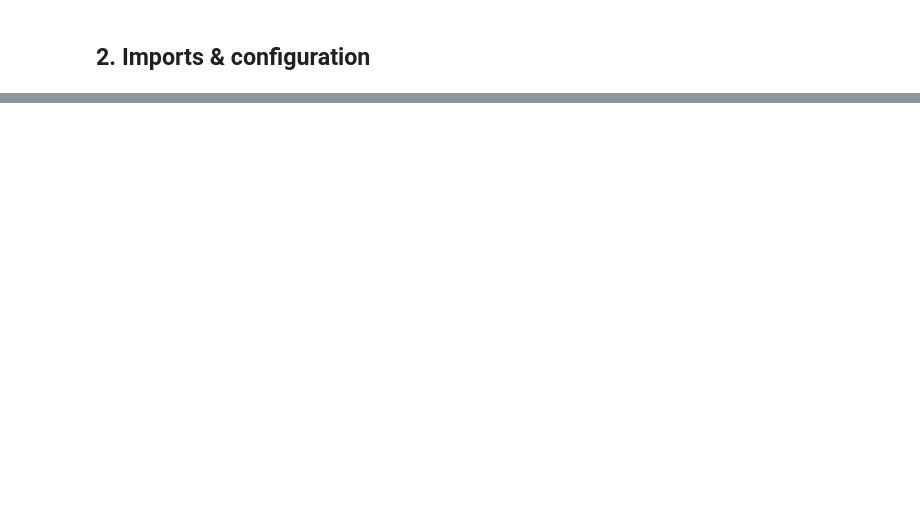
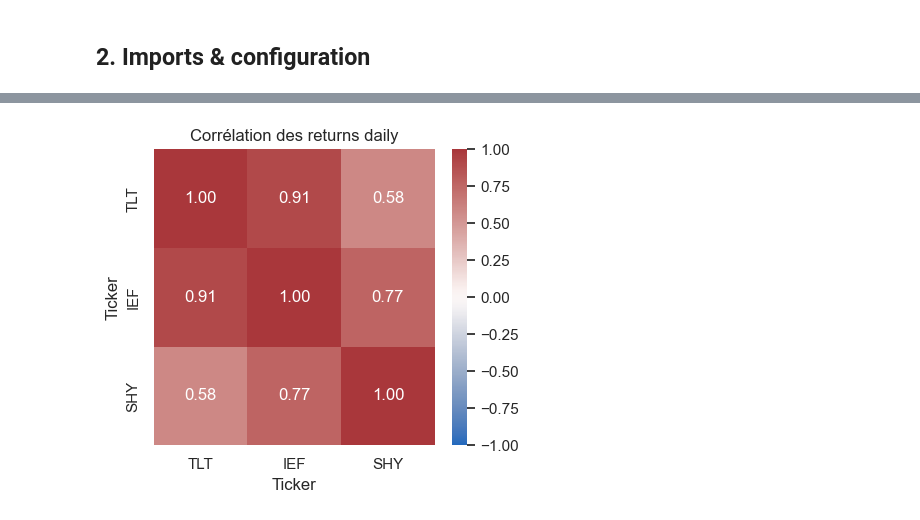
Before and after one commit to jbouniol/financial-engineering-lbo, a Jupyter notebook: notebooks/01_EDA.ipynb, the cells around one changed output, grey strips where cells are left out. Saved outputs shown, nothing was run; the diff lists cells and outputs as text; code cells hidden in the pictures; blank space fills up the shorter version.

```diff
--- a/notebooks/01_EDA.ipynb
+++ b/notebooks/01_EDA.ipynb
@@ -38,0 +197,7 @@ Résumé des observations clés et hypothèses à tester dans `02_backtest_and_s
+# %%
+fig, ax = plt.subplots(figsize=(4.5, 4))
+sns.heatmap(returns.corr(), annot=True, fmt=".2f", cmap="vlag", center=0, vmin=-1, vmax=1, ax=ax)
+ax.set_title("Corrélation des returns daily")
+plt.tight_layout()
+# %% [output]
+[figure, added]
```
Also changed, not shown: parts of 30 cells of this notebook, 5 other files.
